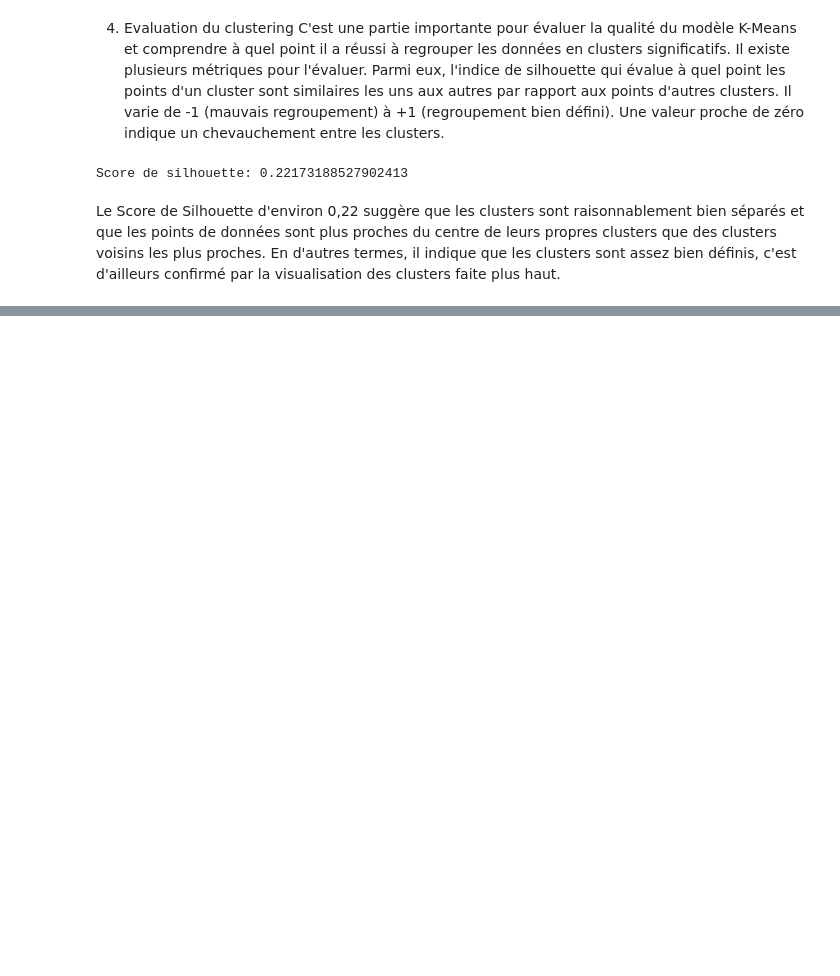
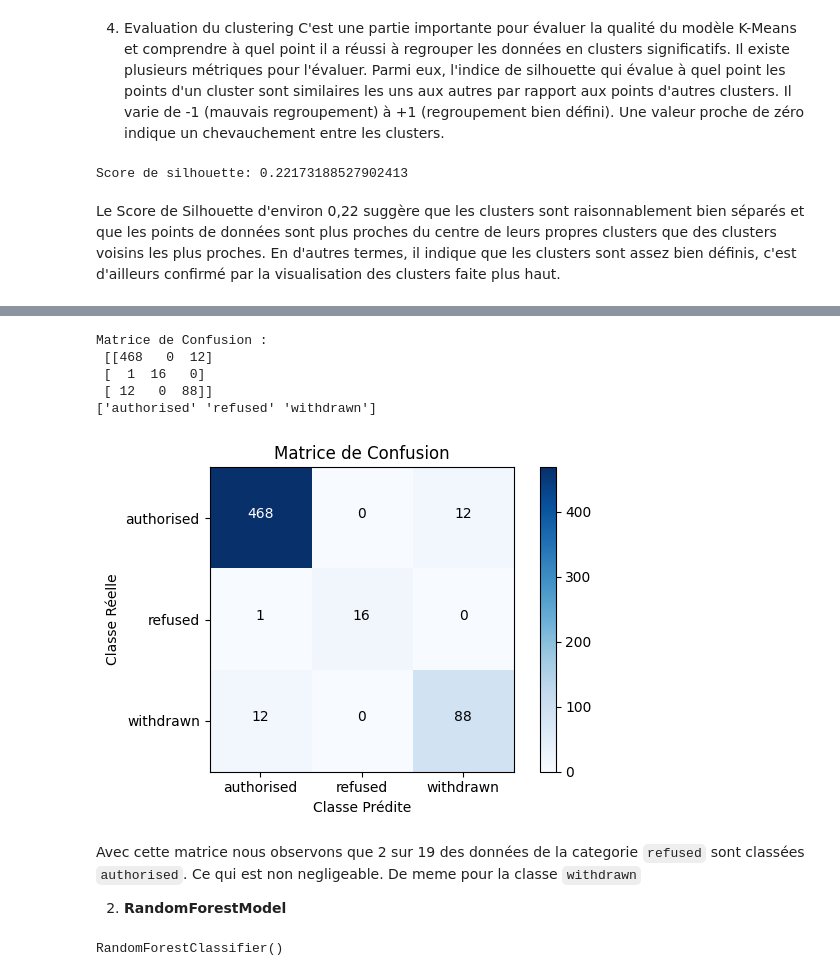
Before and after one commit to Aida73/M2DS-Drugs-Authorization-Classification, a Jupyter notebook: Notebooks/drugs_classification.ipynb, the cells around one changed output, grey strips where cells are left out. Cells and saved outputs as stored; diff of their text form; code cells hidden in the pictures; blank space fills up the shorter version.

```diff
--- a/Notebooks/drugs_classification.ipynb
+++ b/Notebooks/drugs_classification.ipynb
@@ -571,0 +450,39 @@ Le Score de Silhouette d'environ 0,22 suggère que les clusters sont raisonnable
+# %%
+confusion = confusion_matrix(y_test, y_pred)
+# Afficher la matrice de confusion (en tant que tableau)
+print("Matrice de Confusion :\n", confusion)
+# Visualisation de la répartition des classes prédites vs réelles
+plt.figure(figsize=(6, 4))
+plt.imshow(confusion, interpolation='nearest', cmap=plt.cm.Blues)
+plt.title("Matrice de Confusion")
+plt.colorbar()
+classes = np.unique(y.values)
+tick_marks = np.arange(len(classes))
+print(classes)
+plt.xticks(tick_marks, classes)
+plt.yticks(tick_marks, classes)
+plt.ylabel('Classe Réelle')
+plt.xlabel('Classe Prédite')
+
+for i in range(len(classes)):
+    for j in range(len(classes)):
+        plt.text(j, i, str(confusion[i, j]), horizontalalignment="center", color="white" if confusion[i, j] > confusion.max() / 2 else "black")
+
+plt.tight_layout()
+plt.show()
+# %% [output]
+Matrice de Confusion :
+ [[468   0  12]
+ [  1  16   0]
+ [ 12   0  88]]
+['authorised' 'refused' 'withdrawn']
+[figure, added]
+# %% [markdown]
+Avec cette matrice nous observons que 2 sur 19 des données de la categorie `refused` sont classées `authorised`. Ce qui est non negligeable. De meme pour la classe `withdrawn`
+
+2. **RandomForestModel**
+# %%
+model_rf = RandomForestClassifier()
+model_rf.fit(X_train, y_train)
+# %% [output]
+RandomForestClassifier()
```
Also changed, not shown: parts of 125 cells of this notebook, 2 other files.
